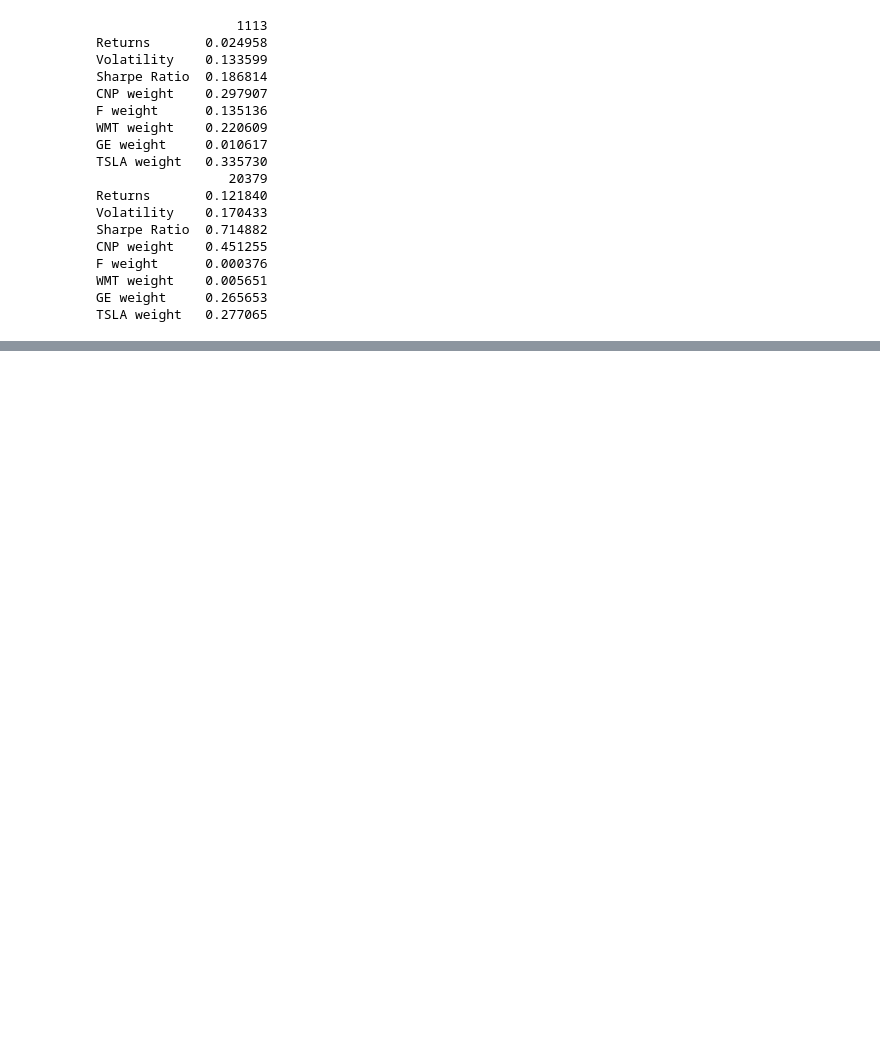
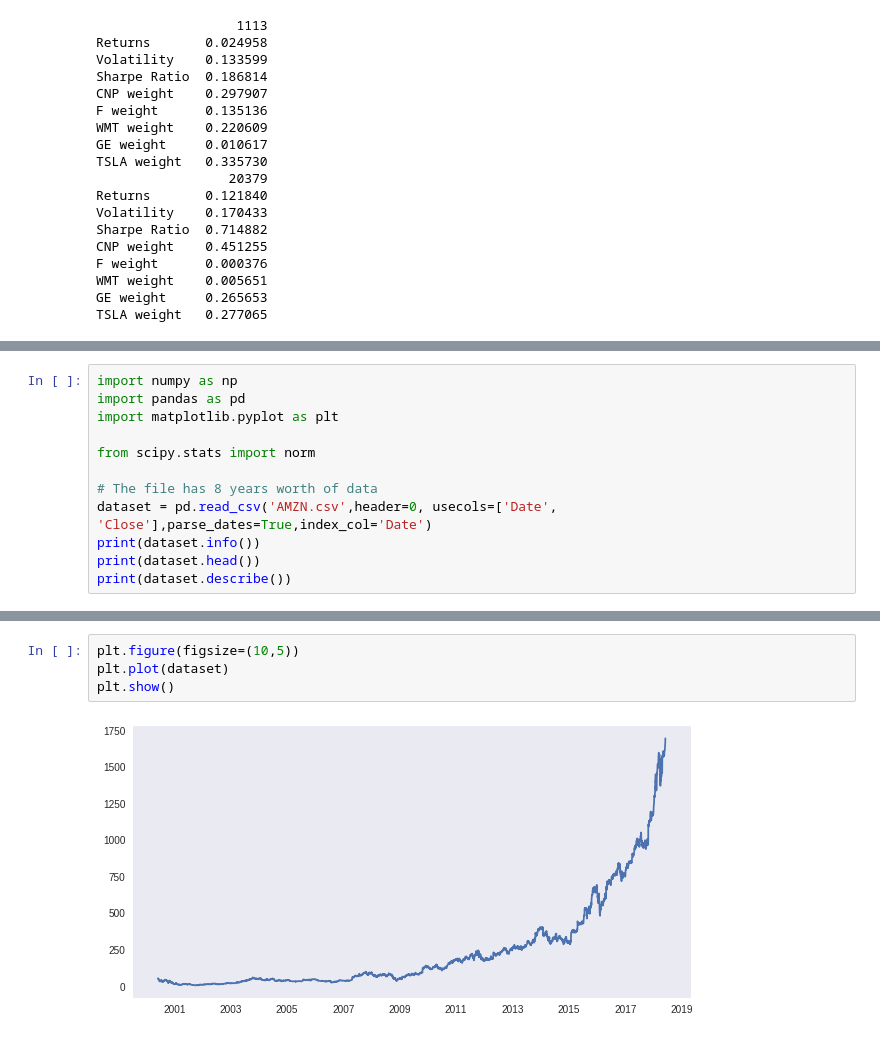
Before and after one commit to nitinskanwar/Reinforcement-Learning, a Jupyter notebook: Monte Carlo Simulations/Everything Monte-Carlo.ipynb, the cells around one changed output, grey strips where cells are left out. Saved outputs shown, nothing was run; the diff lists cells and outputs as text; blank space fills up the shorter version.

```diff
--- a/Monte Carlo Simulations/Everything Monte-Carlo.ipynb
+++ b/Monte Carlo Simulations/Everything Monte-Carlo.ipynb
@@ -184,0 +241,12 @@ TSLA weight   0.277065
+# %%
+import numpy as np
+import pandas as pd
+import matplotlib.pyplot as plt
+
+from scipy.stats import norm
+
+# The file has 8 years worth of data
+dataset = pd.read_csv('AMZN.csv',header=0, usecols=['Date', 'Close'],parse_dates=True,index_col='Date')
+print(dataset.info())
+print(dataset.head())
+print(dataset.describe())
@@ -184,0 +271,6 @@ TSLA weight   0.277065
+# %%
+plt.figure(figsize=(10,5))
+plt.plot(dataset)
+plt.show()
+# %% [output]
+[figure, added]
```
Also changed, not shown: parts of 12 cells of this notebook, 1 other file.
